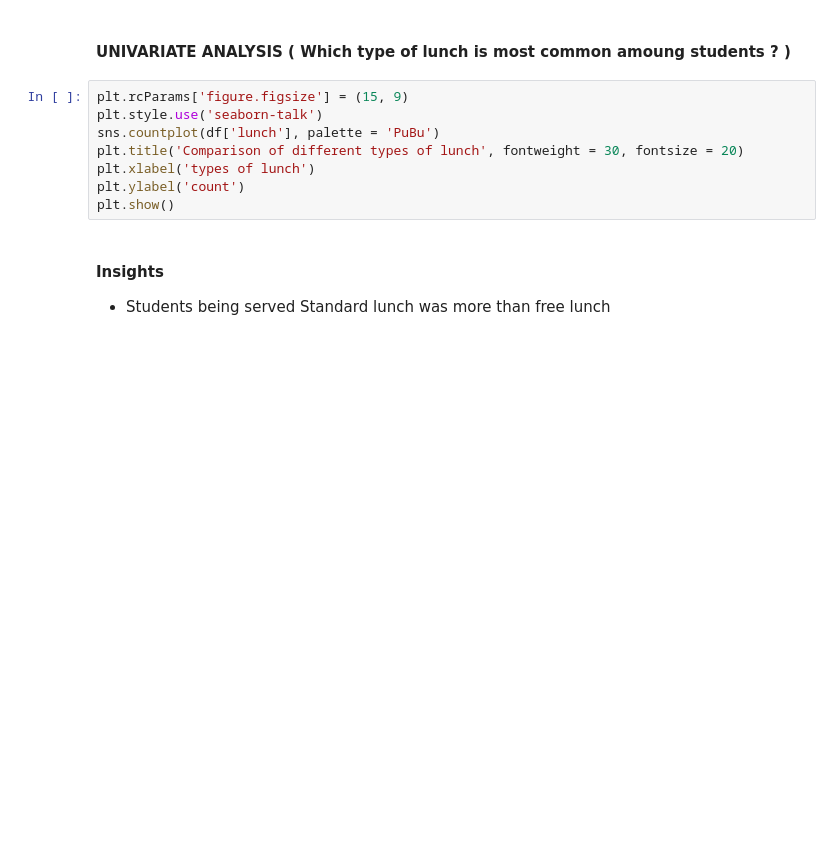
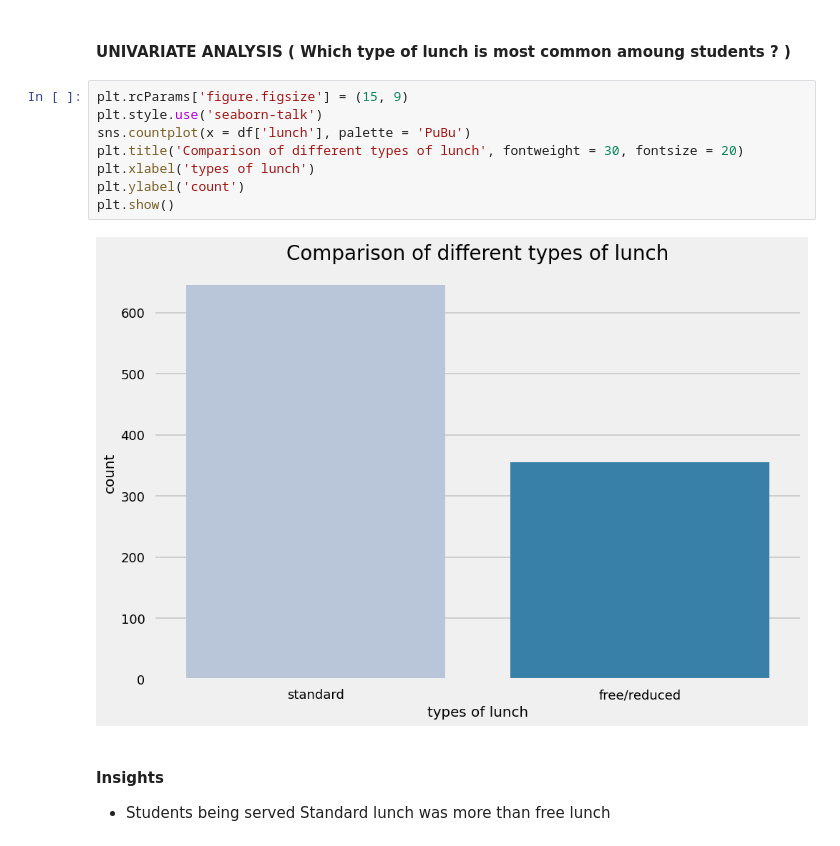
Before and after one commit to Kd-Here/ML-Projects, a Jupyter notebook: End-To-End-ML/notebook/1 . EDA STUDENT PERFORMANCE .ipynb, the cells around one changed output. Drawn from its saved outputs; the diff is of its cells as text; blank space fills up the shorter version.

```diff
--- a/End-To-End-ML/notebook/1 . EDA STUDENT PERFORMANCE .ipynb
+++ b/End-To-End-ML/notebook/1 . EDA STUDENT PERFORMANCE .ipynb
@@ -575,11 +666,13 @@ plt.show()
 # %%
 plt.rcParams['figure.figsize'] = (15, 9)
 plt.style.use('seaborn-talk')
-sns.countplot(df['lunch'], palette = 'PuBu')
+sns.countplot(x = df['lunch'], palette = 'PuBu')
 plt.title('Comparison of different types of lunch', fontweight = 30, fontsize = 20)
 plt.xlabel('types of lunch')
 plt.ylabel('count')
 plt.show()
+# %% [output]
+[figure, added]
 # %% [markdown]
 #### Insights
 - Students being served Standard lunch was more than free lunch
```
Also changed, not shown: parts of 26 cells of this notebook.
